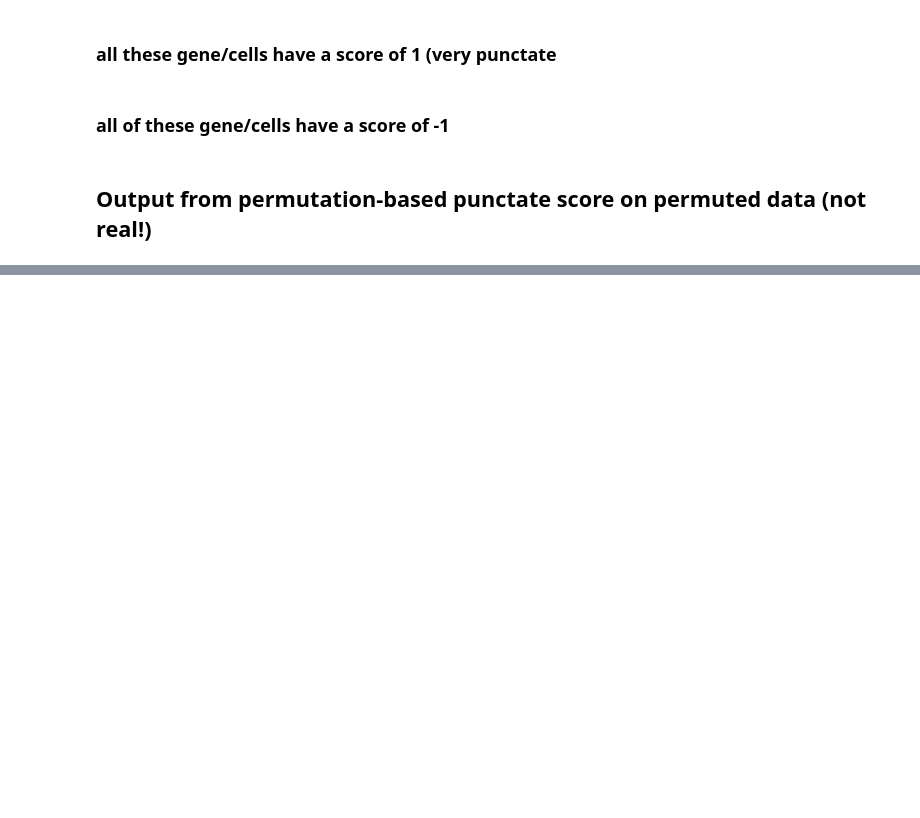
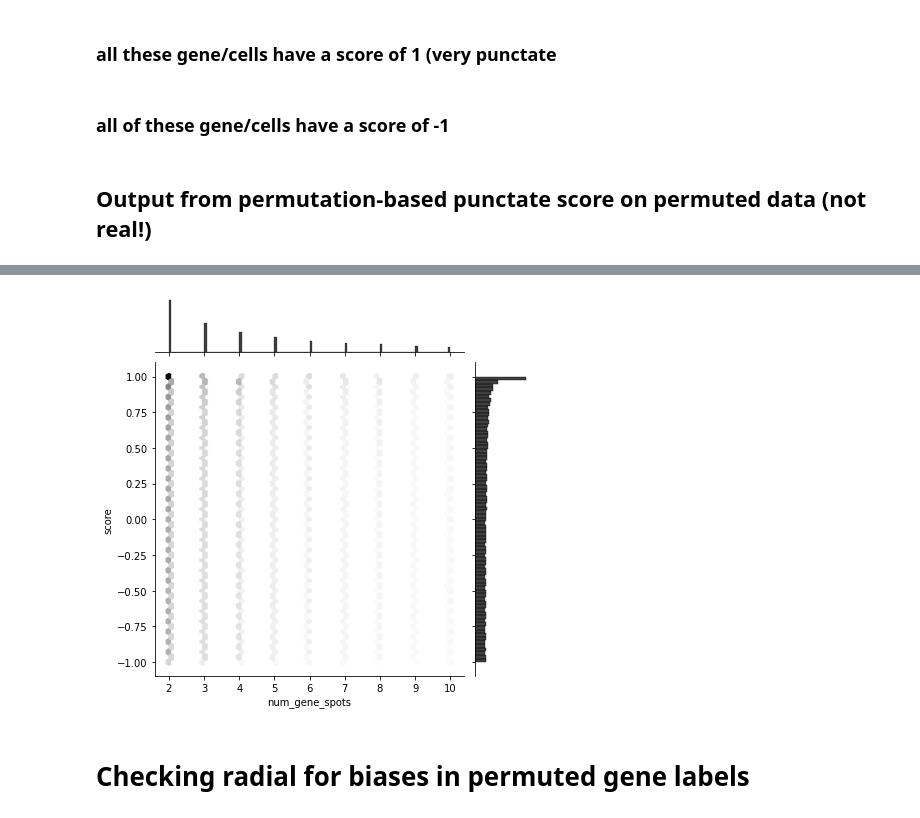
Before and after one commit to salzman-lab/SPRAWL, a Jupyter notebook: analysis/fixing_radial_punctate_biases.ipynb, the cells around one changed output, grey strips where cells are left out. Cells and saved outputs as stored; diff of their text form; code cells hidden in the pictures; blank space fills up the shorter version.

```diff
--- a/analysis/fixing_radial_punctate_biases.ipynb
+++ b/analysis/fixing_radial_punctate_biases.ipynb
@@ -717,0 +751,15 @@ plt.close()
+# %%
+sns.jointplot(
+    x = 'num_gene_spots',
+    y = 'score',
+    kind = 'hex',
+    #scatter_kws = {'alpha':0.1},
+    color = 'black',
+    data = radial_df[radial_df['num_gene_spots'].le(10)],
+)
+plt.show()
+plt.close()
+# %% [output]
+[figure, added]
+# %% [markdown]
+# Checking radial for biases in permuted gene labels
```
Also changed, not shown: parts of 30 cells of this notebook, 2 other files.
